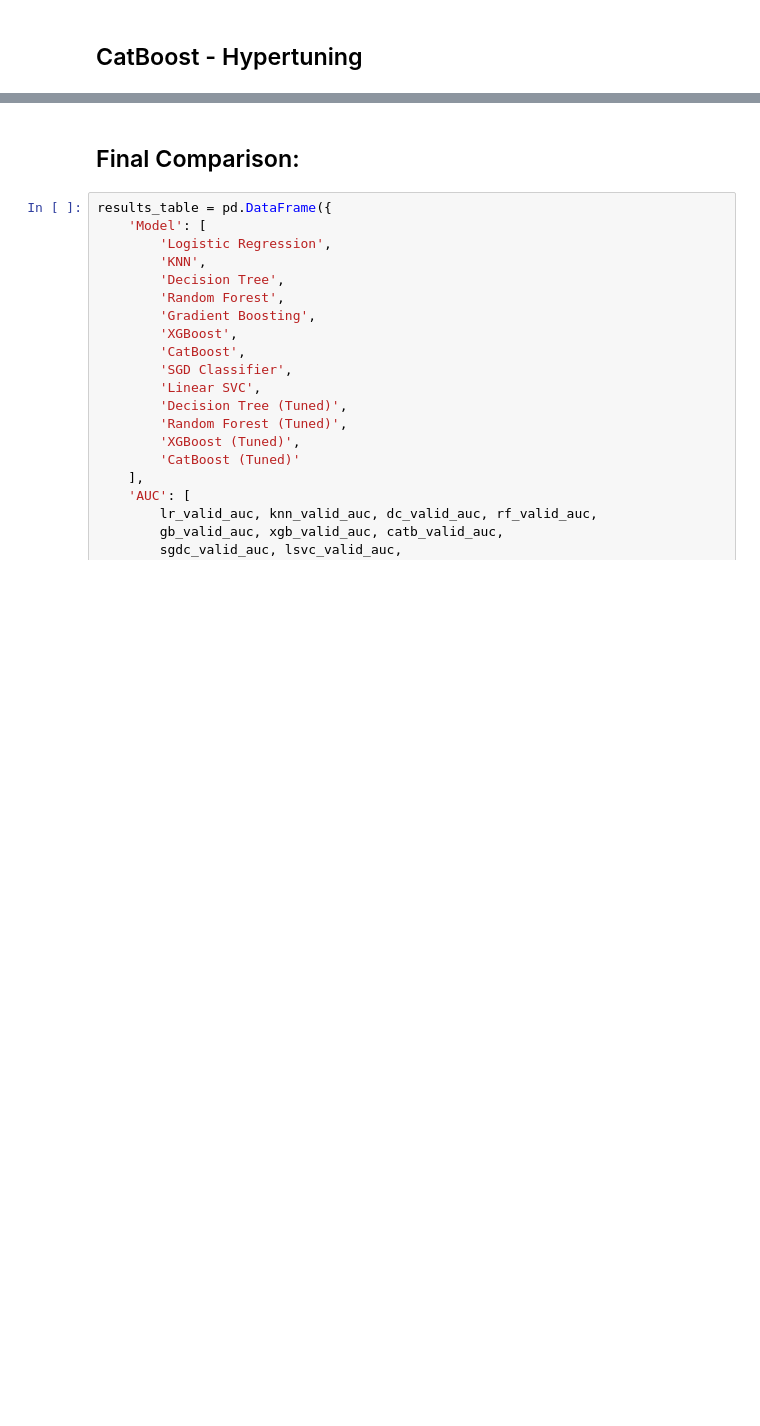
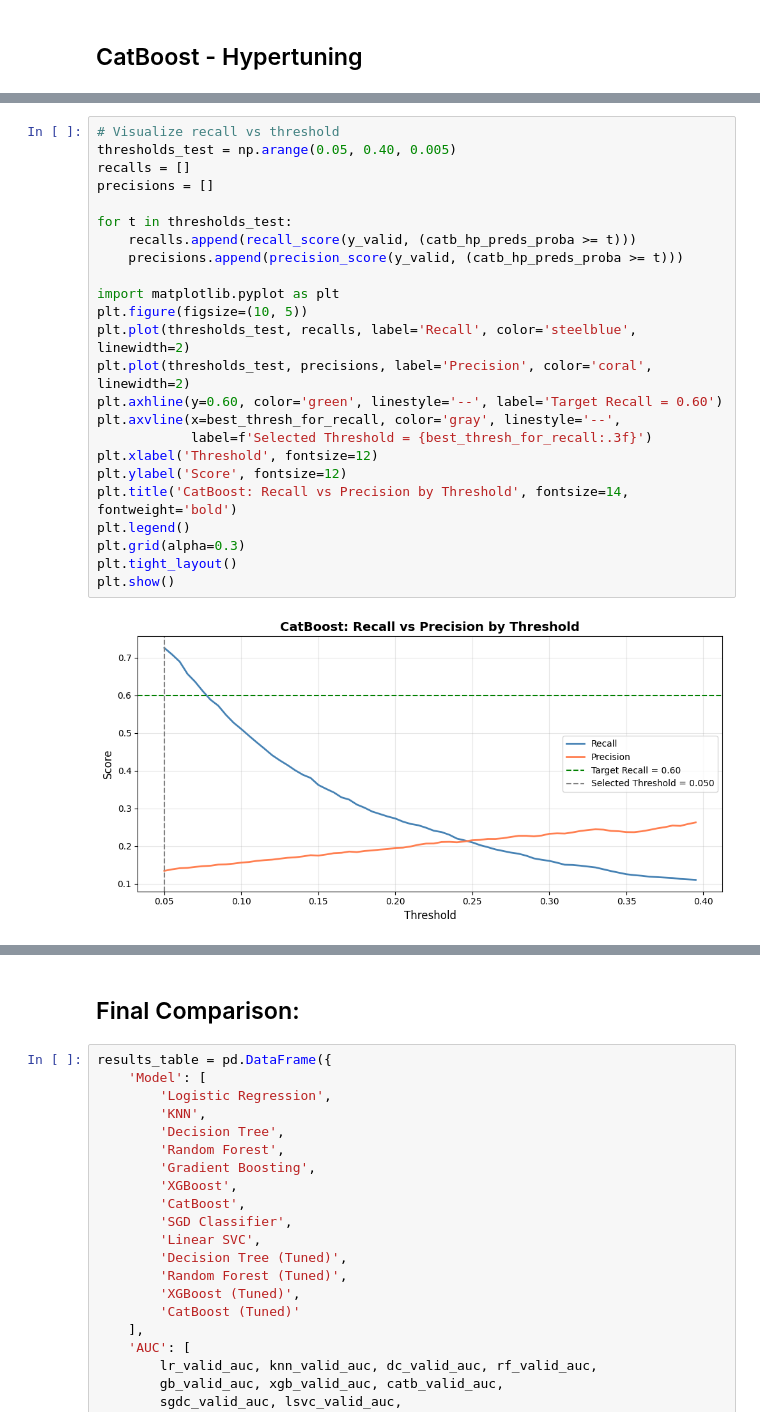
Before and after one commit to xiaohongchen01/diabetes_readmission_prediction, a Jupyter notebook: df_with_payer_models.ipynb, the cells around one changed output, grey strips where cells are left out. Drawn from its saved outputs; the diff is of its cells as text; blank space fills up the shorter version.

```diff
--- a/df_with_payer_models.ipynb
+++ b/df_with_payer_models.ipynb
@@ -638,0 +753,26 @@ prevalence:0.112
+# %%
+# Visualize recall vs threshold
+thresholds_test = np.arange(0.05, 0.40, 0.005)
+recalls = []
+precisions = []
+
+for t in thresholds_test:
+    recalls.append(recall_score(y_valid, (catb_hp_preds_proba >= t)))
+    precisions.append(precision_score(y_valid, (catb_hp_preds_proba >= t)))
+
+import matplotlib.pyplot as plt
+plt.figure(figsize=(10, 5))
+plt.plot(thresholds_test, recalls, label='Recall', color='steelblue', linewidth=2)
+plt.plot(thresholds_test, precisions, label='Precision', color='coral', linewidth=2)
+plt.axhline(y=0.60, color='green', linestyle='--', label='Target Recall = 0.60')
+plt.axvline(x=best_thresh_for_recall, color='gray', linestyle='--',
+            label=f'Selected Threshold = {best_thresh_for_recall:.3f}')
+plt.xlabel('Threshold', fontsize=12)
+plt.ylabel('Score', fontsize=12)
+plt.title('CatBoost: Recall vs Precision by Threshold', fontsize=14, fontweight='bold')
+plt.legend()
+plt.grid(alpha=0.3)
+plt.tight_layout()
+plt.show()
+# %% [output]
+[figure, added]
```
Also changed, not shown: parts of 27 cells of this notebook, 4 other files.
